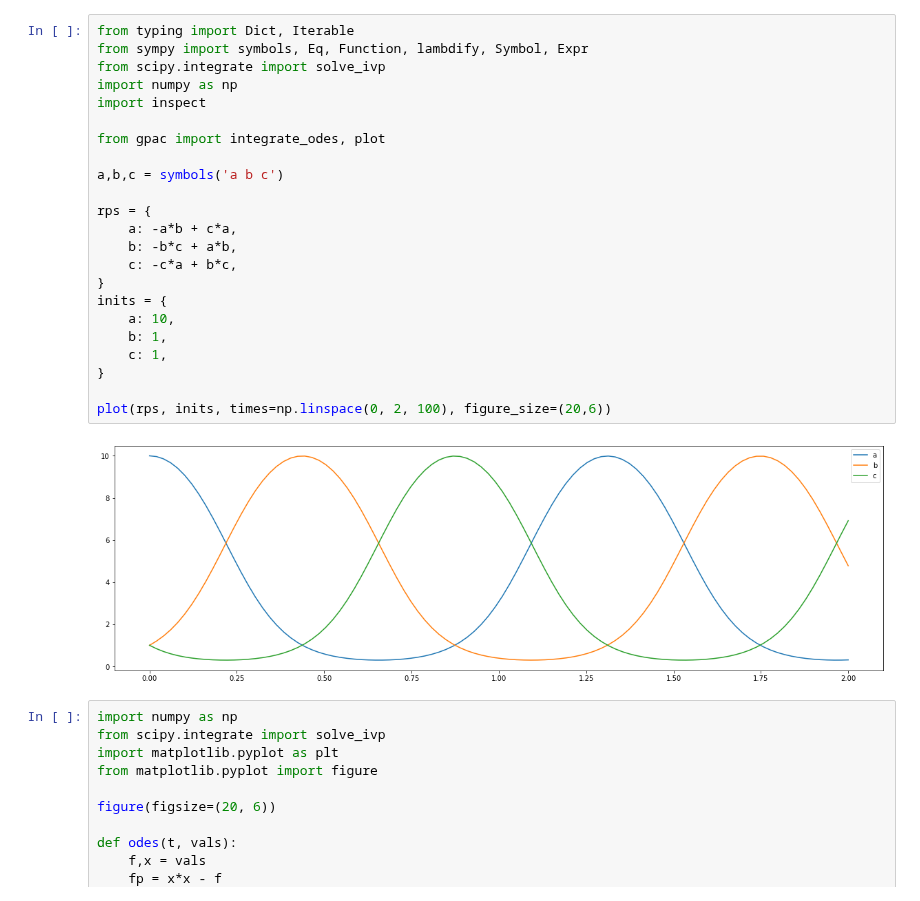
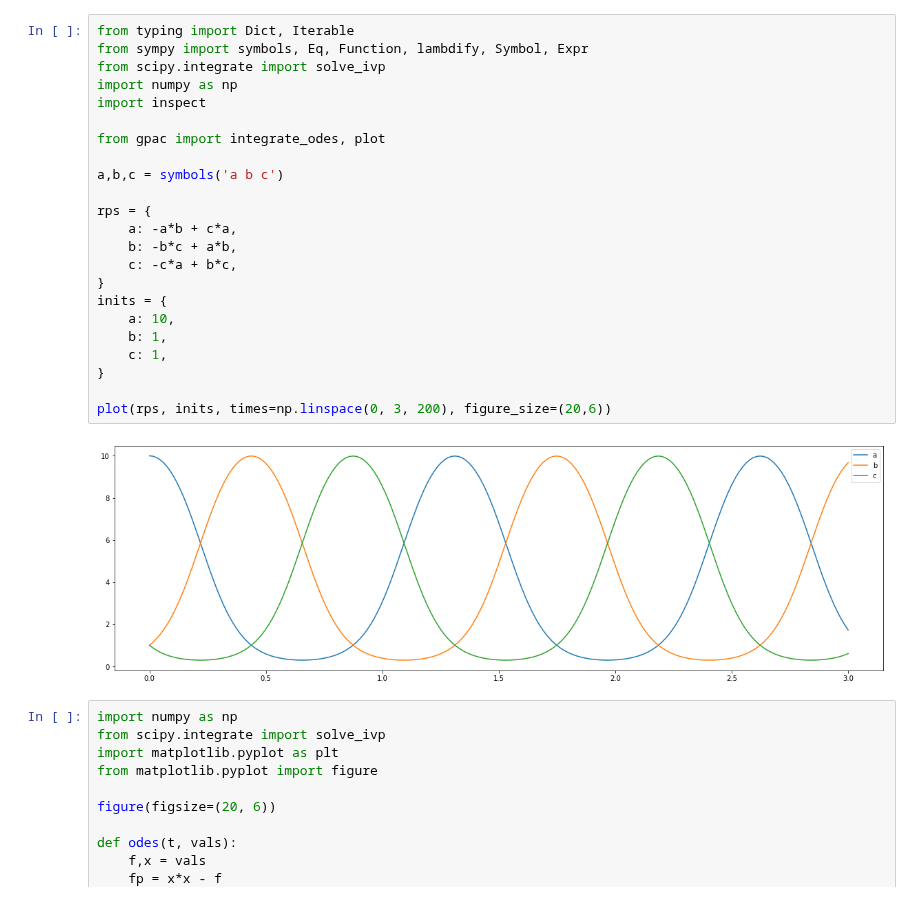
Before and after one commit to UC-Davis-molecular-computing/gpac, a Jupyter notebook: notebook.ipynb, the cells around one changed output. Saved outputs shown, nothing was run; the diff lists cells and outputs as text.

```diff
--- a/notebook.ipynb
+++ b/notebook.ipynb
@@ -1,28 +1,28 @@
 # %%
 from typing import Dict, Iterable
 from sympy import symbols, Eq, Function, lambdify, Symbol, Expr
 from scipy.integrate import solve_ivp
 import numpy as np
 import inspect
 
 from gpac import integrate_odes, plot
 
 a,b,c = symbols('a b c')
 
 rps = {
     a: -a*b + c*a,
     b: -b*c + a*b,
     c: -c*a + b*c,
 }
 inits = {
     a: 10,
     b: 1,
     c: 1,
 }
 
-plot(rps, inits, times=np.linspace(0, 2, 100), figure_size=(20,6))
+plot(rps, inits, times=np.linspace(0, 3, 200), figure_size=(20,6))
 # %% [output]
-[figure, old version]
+[figure, new version]
 # %%
 import numpy as np
 from scipy.integrate import solve_ivp
```
Also changed, not shown: 1 other file.
